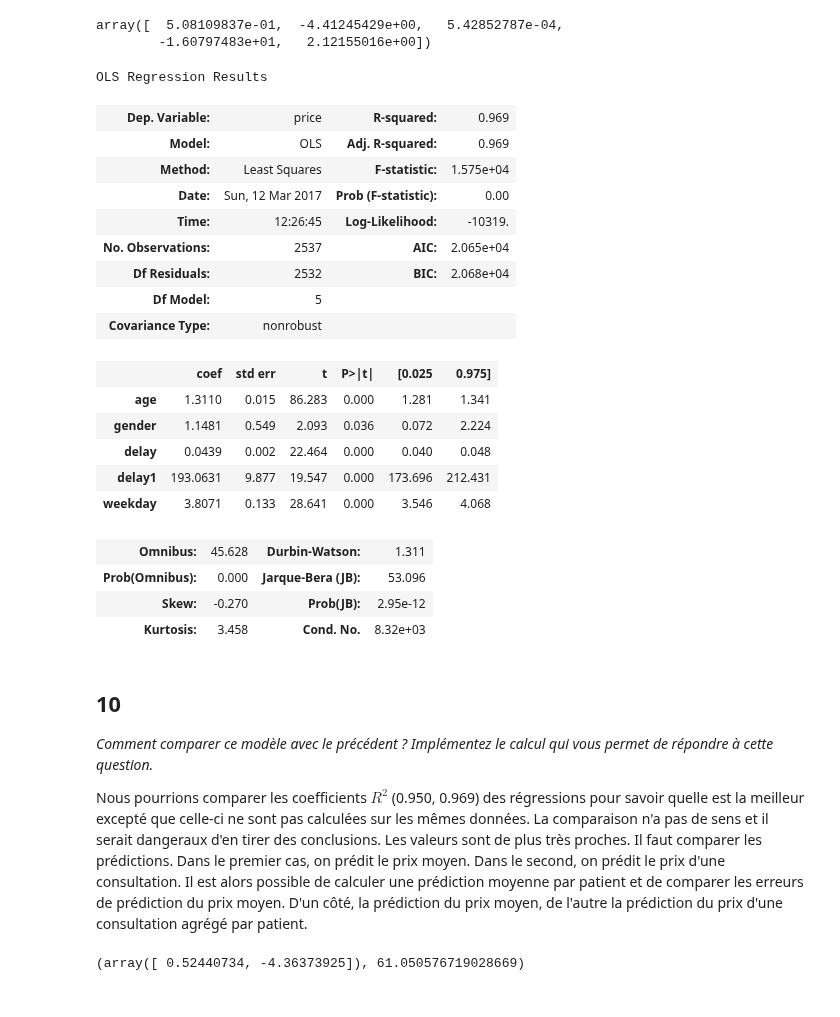
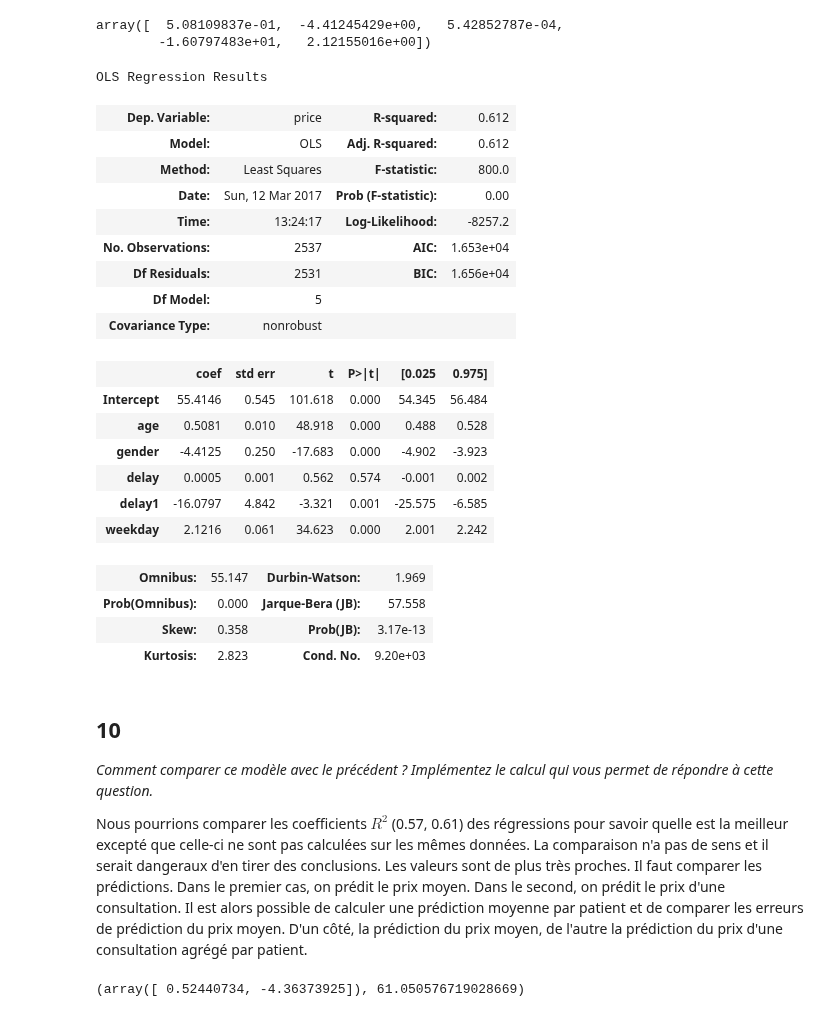
Before and after one commit to sdpython/actuariat_python, a Jupyter notebook: _doc/notebooks/examen/solution_2017.ipynb, the cells around one changed output. Drawn from its saved outputs; the diff is of its cells as text; code cells hidden in the pictures.

```diff
--- a/_doc/notebooks/examen/solution_2017.ipynb
+++ b/_doc/notebooks/examen/solution_2017.ipynb
@@ -371,37 +416,38 @@ lr.coef_
 array([  5.08109837e-01,  -4.41245429e+00,   5.42852787e-04,
         -1.60797483e+01,   2.12155016e+00])
 # %%
-from statsmodels.api import OLS
-lr = OLS(mat["price"], mat[["age", "gender", "delay", "delay1", "weekday"]])
+from statsmodels.formula.api import ols
+lr = ols("price ~ age + gender + delay + delay1 + weekday", data=mat)
 res = lr.fit()
 res.summary()
 # %% [output]
 OLS Regression Results
-| Dep. Variable: | price | R-squared: | 0.969 |
-| Model: | OLS | Adj. R-squared: | 0.969 |
-| Method: | Least Squares | F-statistic: | 1.575e+04 |
+| Dep. Variable: | price | R-squared: | 0.612 |
+| Model: | OLS | Adj. R-squared: | 0.612 |
+| Method: | Least Squares | F-statistic: | 800.0 |
 | Date: | Sun, 12 Mar 2017 | Prob (F-statistic): | 0.00 |
-| Time: | 12:26:45 | Log-Likelihood: | -10319. |
-| No. Observations: | 2537 | AIC: | 2.065e+04 |
-| Df Residuals: | 2532 | BIC: | 2.068e+04 |
+| Time: | 13:24:17 | Log-Likelihood: | -8257.2 |
+| No. Observations: | 2537 | AIC: | 1.653e+04 |
+| Df Residuals: | 2531 | BIC: | 1.656e+04 |
 | Df Model: | 5 |  |  |
 | Covariance Type: | nonrobust |  |  |
 |  | coef | std err | t | P>|t| | [0.025 | 0.975] |
-| age | 1.3110 | 0.015 | 86.283 | 0.000 | 1.281 | 1.341 |
-| gender | 1.1481 | 0.549 | 2.093 | 0.036 | 0.072 | 2.224 |
-| delay | 0.0439 | 0.002 | 22.464 | 0.000 | 0.040 | 0.048 |
-| delay1 | 193.0631 | 9.877 | 19.547 | 0.000 | 173.696 | 212.431 |
-| weekday | 3.8071 | 0.133 | 28.641 | 0.000 | 3.546 | 4.068 |
+| Intercept | 55.4146 | 0.545 | 101.618 | 0.000 | 54.345 | 56.484 |
+| age | 0.5081 | 0.010 | 48.918 | 0.000 | 0.488 | 0.528 |
+| gender | -4.4125 | 0.250 | -17.683 | 0.000 | -4.902 | -3.923 |
+| delay | 0.0005 | 0.001 | 0.562 | 0.574 | -0.001 | 0.002 |
+| delay1 | -16.0797 | 4.842 | -3.321 | 0.001 | -25.575 | -6.585 |
+| weekday | 2.1216 | 0.061 | 34.623 | 0.000 | 2.001 | 2.242 |
-| Omnibus: | 45.628 | Durbin-Watson: | 1.311 |
-| Prob(Omnibus): | 0.000 | Jarque-Bera (JB): | 53.096 |
-| Skew: | -0.270 | Prob(JB): | 2.95e-12 |
-| Kurtosis: | 3.458 | Cond. No. | 8.32e+03 |
+| Omnibus: | 55.147 | Durbin-Watson: | 1.969 |
+| Prob(Omnibus): | 0.000 | Jarque-Bera (JB): | 57.558 |
+| Skew: | 0.358 | Prob(JB): | 3.17e-13 |
+| Kurtosis: | 2.823 | Cond. No. | 9.20e+03 |
 # %% [markdown]
 ## 10
 
 *Comment comparer ce modèle avec le précédent ? Implémentez le calcul qui vous permet de répondre à cette question.*
 
-Nous pourrions comparer les coefficients $R^2$ (0.950, 0.969) des régressions pour savoir quelle est la meilleur excepté que celle-ci ne sont pas calculées sur les mêmes données. La comparaison n'a pas de sens et il serait dangeraux d'en tirer des conclusions. Les valeurs sont de plus très proches. Il faut comparer les prédictions. Dans le premier cas, on prédit le prix moyen. Dans le second, on prédit le prix d'une consultation. Il est alors possible de calculer une prédiction moyenne par patient et de comparer les erreurs de prédiction du prix moyen. D'un côté, la prédiction du prix moyen, de l'autre la prédiction du prix d'une consultation agrégé par patient.
+Nous pourrions comparer les coefficients $R^2$ (0.57, 0.61) des régressions pour savoir quelle est la meilleur excepté que celle-ci ne sont pas calculées sur les mêmes données. La comparaison n'a pas de sens et il serait dangeraux d'en tirer des conclusions. Les valeurs sont de plus très proches. Il faut comparer les prédictions. Dans le premier cas, on prédit le prix moyen. Dans le second, on prédit le prix d'une consultation. Il est alors possible de calculer une prédiction moyenne par patient et de comparer les erreurs de prédiction du prix moyen. D'un côté, la prédiction du prix moyen, de l'autre la prédiction du prix d'une consultation agrégé par patient.
 # %%
 lr_moy = LinearRegression()
 lr_moy.fit(join[["age", "gender"]], join["price"])
```
Also changed, not shown: parts of 33 cells of this notebook.
